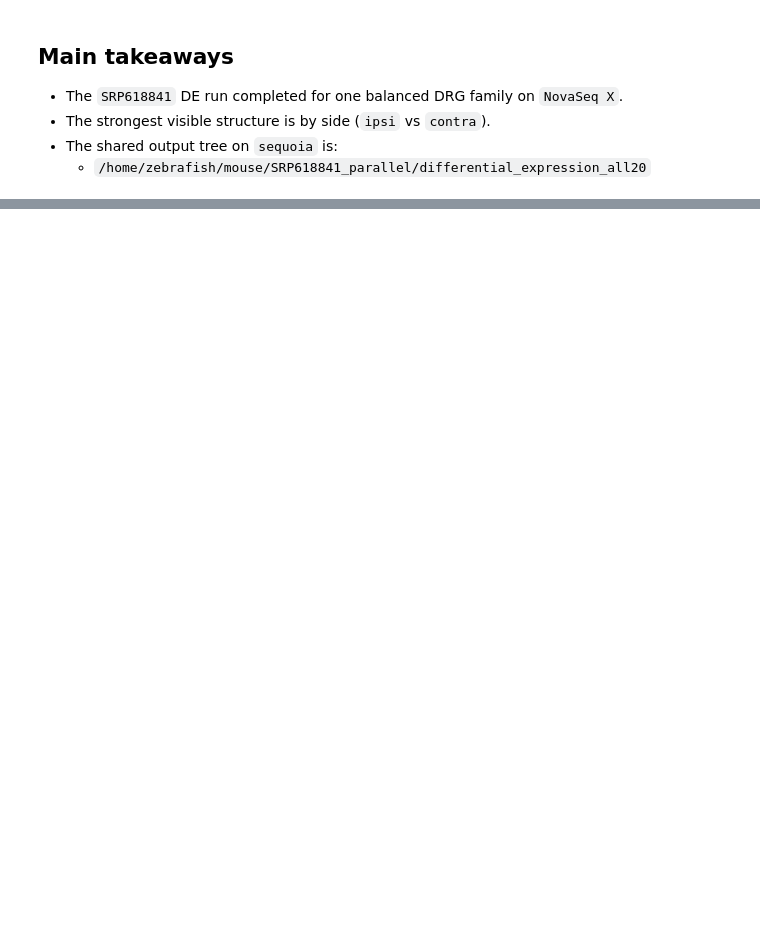
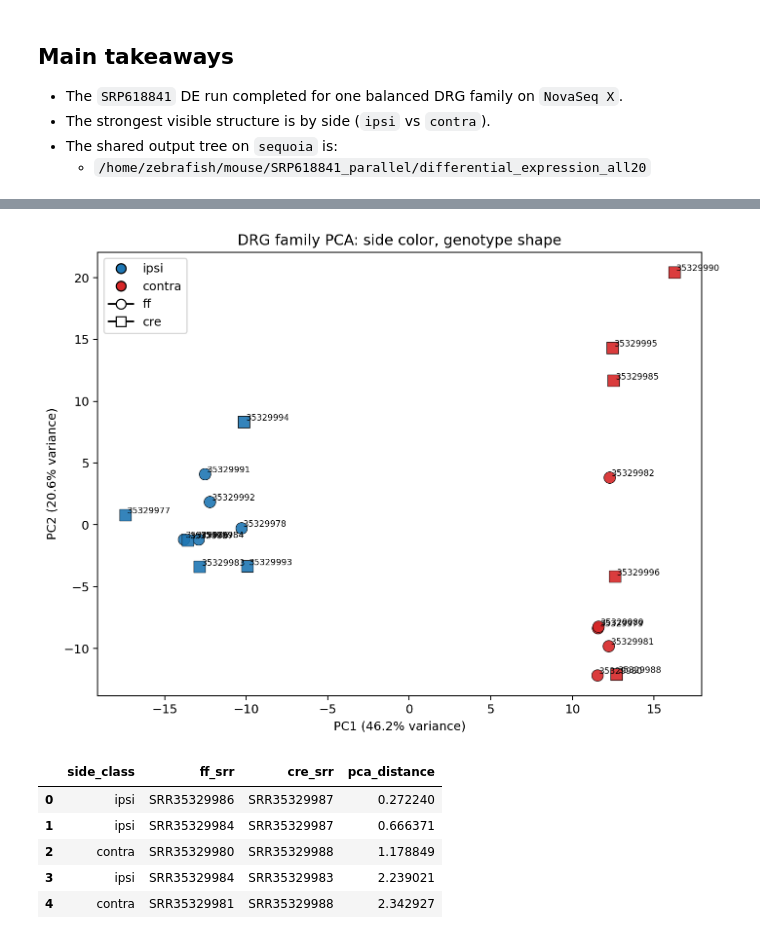
Before and after one commit to pzg8794/mouse_group_project_work, a Jupyter notebook: notebooks/mouse_differential_expression_team_walkthrough_all20.ipynb, the cells around one changed output, grey strips where cells are left out. Cells and saved outputs as stored; diff of their text form; code cells hidden in the pictures; blank space fills up the shorter version.

```diff
--- a/notebooks/mouse_differential_expression_team_walkthrough_all20.ipynb
+++ b/notebooks/mouse_differential_expression_team_walkthrough_all20.ipynb
@@ -13,6 +13,7 @@ TABLES = DATA / 'tables'
 FAMILY = DATA / 'family_drg_novaseqx'
 FIGS = FAMILY / 'figures'
 FTABLES = FAMILY / 'tables'
+DERIVED = DATA / 'derived_analysis'
 # %% [markdown]
 ## What comes from alignment
 
@@ -143,0 +163,11 @@ display(pd.read_csv(FTABLES / 'ipsi_vs_contra_in_cre_top_genes.tsv', sep='	').he
+# %%
+display(Image(filename=str(DERIVED / 'family_structure' / 'pca_side_genotype_annotated.png'), width=900))
+display(pd.read_csv(DERIVED / 'family_structure' / 'pca_ff_cre_collision_pairs.tsv', sep='	').head(5))
+# %% [output]
+[figure, added]
+|  | side_class | ff_srr | cre_srr | pca_distance |
+| 0 | ipsi | SRR35329986 | SRR35329987 | 0.272240 |
+| 1 | ipsi | SRR35329984 | SRR35329987 | 0.666371 |
+| 2 | contra | SRR35329980 | SRR35329988 | 1.178849 |
+| 3 | ipsi | SRR35329984 | SRR35329983 | 2.239021 |
+| 4 | contra | SRR35329981 | SRR35329988 | 2.342927 |
```
Also changed, not shown: parts of 13 cells of this notebook, 17 other files.
